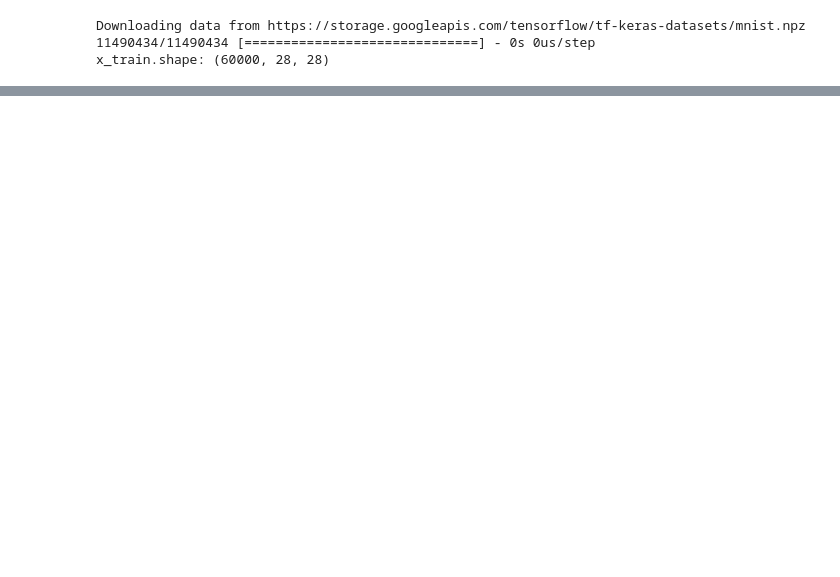
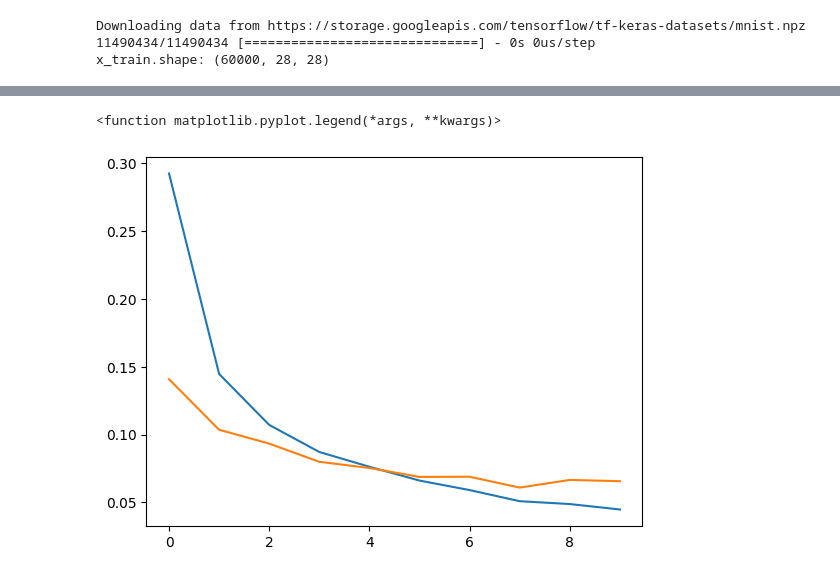
Before and after one commit to JonasHagstrom79/Advanced_Computer_Vision, a Jupyter notebook: 03_ANN_MNIT.ipynb, the cells around one changed output, grey strips where cells are left out. Drawn from its saved outputs; the diff is of its cells as text; code cells hidden in the pictures; blank space fills up the shorter version.

```diff
--- a/03_ANN_MNIT.ipynb
+++ b/03_ANN_MNIT.ipynb
@@ -29,0 +51,9 @@ r = model.fit(x_train, y_train, validation_data=(x_test, y_test), epochs=10)
+# %%
+# plot the loss per iteration
+import matplotlib.pyplot as plt
+plt.plot(r.history["loss"], label="loss")
+plt.plot(r.history["val_loss"], label="val_loss")
+plt.legend
+# %% [output]
+<function matplotlib.pyplot.legend(*args, **kwargs)>
+[figure, added]
```
Also changed, not shown: parts of 4 cells of this notebook.
